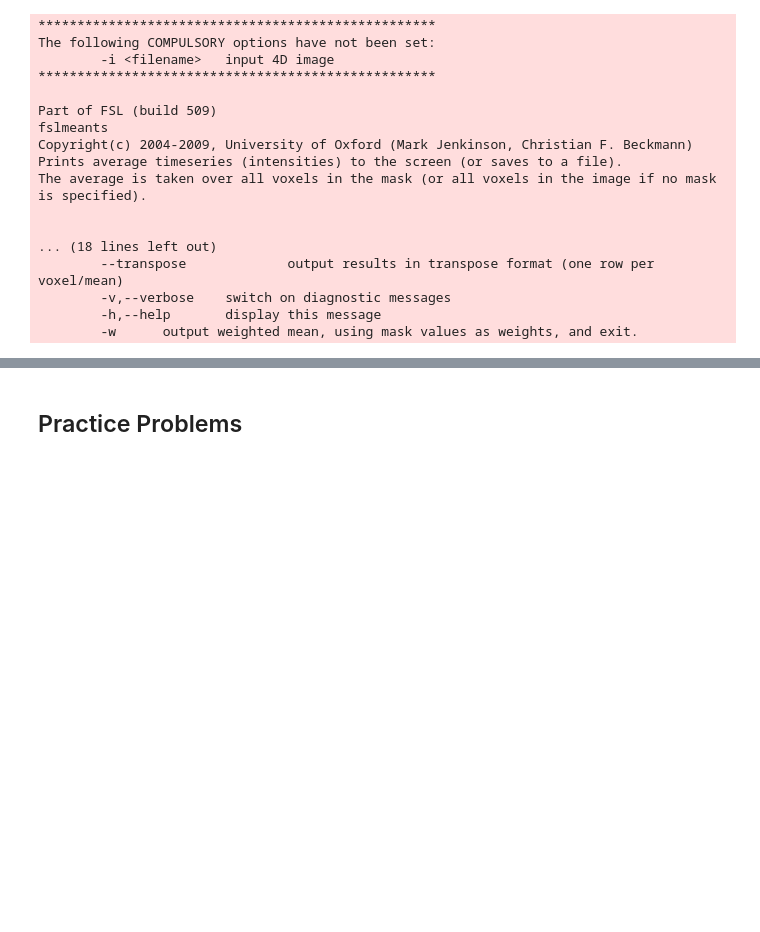
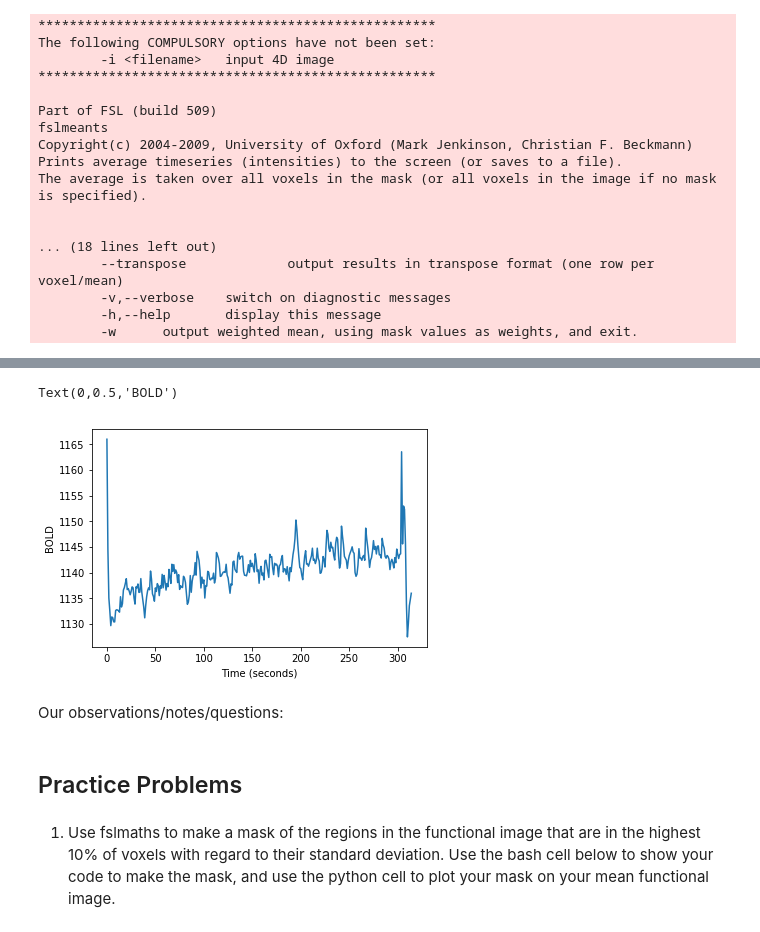
Before and after one commit to uiowa-mri-course-2018/Labs, a Jupyter notebook: 02-Lab/ImageProcessingBasics.ipynb, the cells around one changed output, grey strips where cells are left out. Cells and saved outputs as stored; diff of their text form; code cells hidden in the pictures; blank space fills up the shorter version.

```diff
--- a/02-Lab/ImageProcessingBasics.ipynb
+++ b/02-Lab/ImageProcessingBasics.ipynb
@@ -240,2 +228,18 @@ fslmeants -i ../01-Lab/osfshare/sub-97_task-flanker_bold.nii.gz -m sub-97_task-f
+# %%
+#use the python tools in pandas to load the text file and then we can plot as above
+import pandas as pd
+##https://pandas.pydata.org/pandas-docs/stable/generated/pandas.read_table.html
+##load a text file and plot it
+df = pd.read_table('top10_meants.txt', header=None)
+plt.plot(df) #plot the variable
+plt.xlabel('Time (seconds)')
+plt.ylabel('BOLD')
+# %% [output]
+Text(0,0.5,'BOLD')
+[figure, added]
+# %% [markdown]
+Our observations/notes/questions:
 # %% [markdown]
 ## Practice Problems
+# %% [markdown]
+1) Use fslmaths to make a mask of the regions in the functional image that are in the highest 10% of voxels with regard to their standard deviation. Use the bash cell below to show your code to make the mask, and use the python cell to plot your mask on your mean functional image.
```
Also changed, not shown: parts of 40 cells of this notebook.
